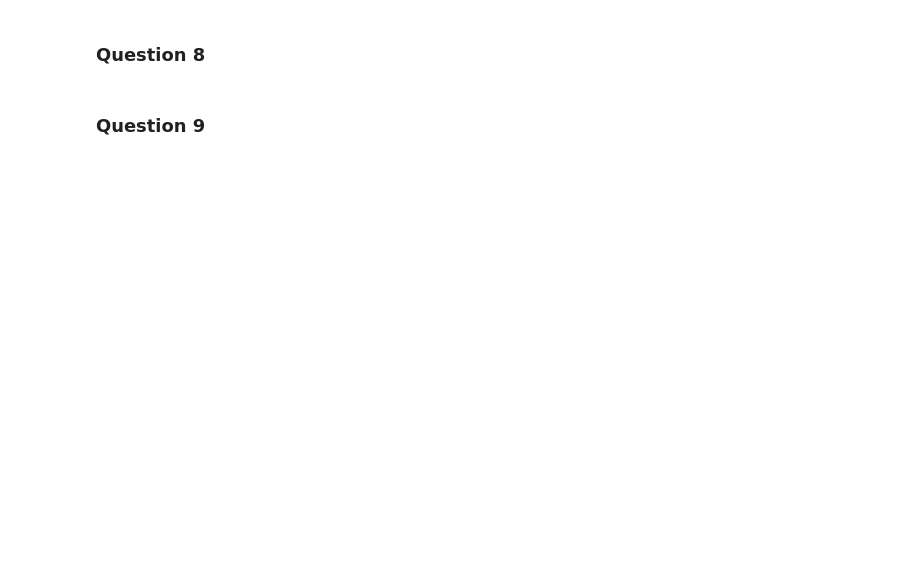
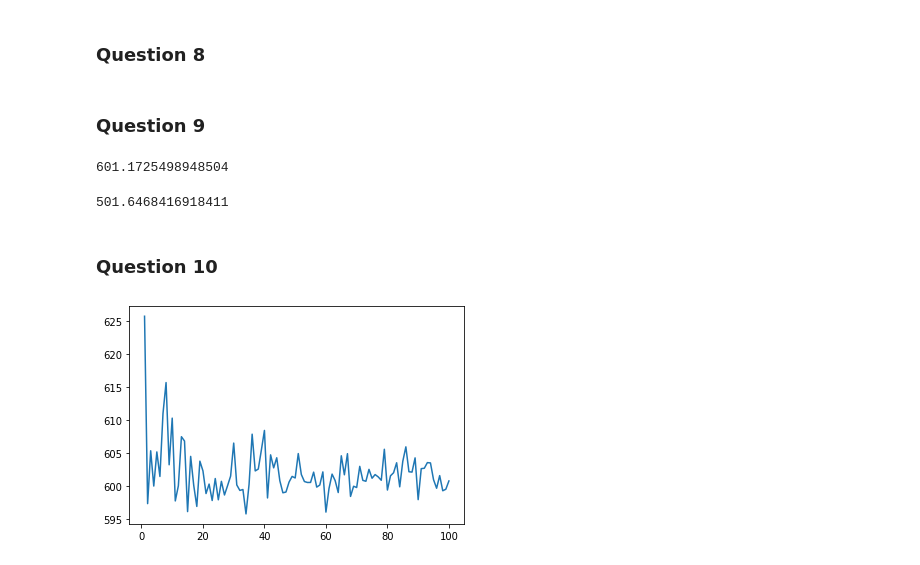
Before and after one commit to BereniceSinopoliPal/ProbabilitesV, a Jupyter notebook: Projet numérique cable sous-marin 2.ipynb, the cells around one changed output. Drawn from its saved outputs; the diff is of its cells as text; code cells hidden in the pictures; blank space fills up the shorter version.

```diff
--- a/Projet numérique cable sous-marin 2.ipynb
+++ b/Projet numérique cable sous-marin 2.ipynb
@@ -259,22 +266,55 @@ def simulation_conditionnelle():
 # %%
 def longueur_cable(Z, Delta):
     l = 0
-    for i in range(N):
-        l += sqrt(Delta**2 + (Z[i+1]-Z[i])**2)
+    for i in range(N-1):
+        l += np.sqrt(Delta**2 + (Z[i+1]-Z[i])**2)
     return l
 # %% [markdown]
 ### Question 9
 # %%
-def longueur_moy(..., nbr, Delta):
+def longueur_moy(observation_indexes, unknown_indexes, N, Delta, a, sigma2, mu, nbr):
     l_moy = 0
     for i in range(nbr):
-        Z = simulation_contionelle()
+        Z = simulation_conditionnelle(observation_indexes, unknown_indexes, N, Delta, a, sigma2, mu)
         l_moy += longueur_cable(Z, Delta)
     return l_moy/nbr
 
 def moy_longueur(observation_indexes, unknown_indexes, N, Delta, a, sigma2, mu):
     E = espérance_u_sachant_k(observation_indexes, unknown_indexes, N, Delta, a, sigma2, mu)
+    liste=[]
+    compteur_observation,compteur_esperance=0,0
+    for i in range(N):
+        if i in unknown_indexes:
+            liste.append(E[compteur_esperance])
+            compteur_esperance+=1
+
+        else:
+            liste.append(depth[compteur_observation])
+            compteur_observation+=1
     l = 0
-    for i in range(N):
-        l += sqrt(Delta**2 + (E[i+1]-E[i])**2)
+    for i in range(len(liste)-1):
+        l += np.sqrt(Delta**2 + (liste[i+1]-liste[i])**2)
     return l
+# %%
+longueur_moy(observation_indexes, unknown_indexes, N, Delta, a, sigma2, mu, 100)
+# %% [output]
+601.1725498948504
+# %%
+print(moy_longueur(observation_indexes, unknown_indexes, N, Delta, a, sigma2, mu))
+# %% [output]
+501.6468416918411
+# %% [markdown]
+ ### Question 10
+# %%
+X1 = np.arange(1,101)
+Y1=[]
+
+for i in X1:
+    Y1.append(longueur_moy(observation_indexes, unknown_indexes, N, Delta, a, sigma2, mu, i))
+
+plt.plot(X1,Y1)
+plt.xlabel("Nombre de simulations")
+plt.ylabel("Moyennes des longueurs de cable")
+plt.show()
+# %% [output]
+[figure, added]
```
Also changed, not shown: parts of 12 cells of this notebook.
